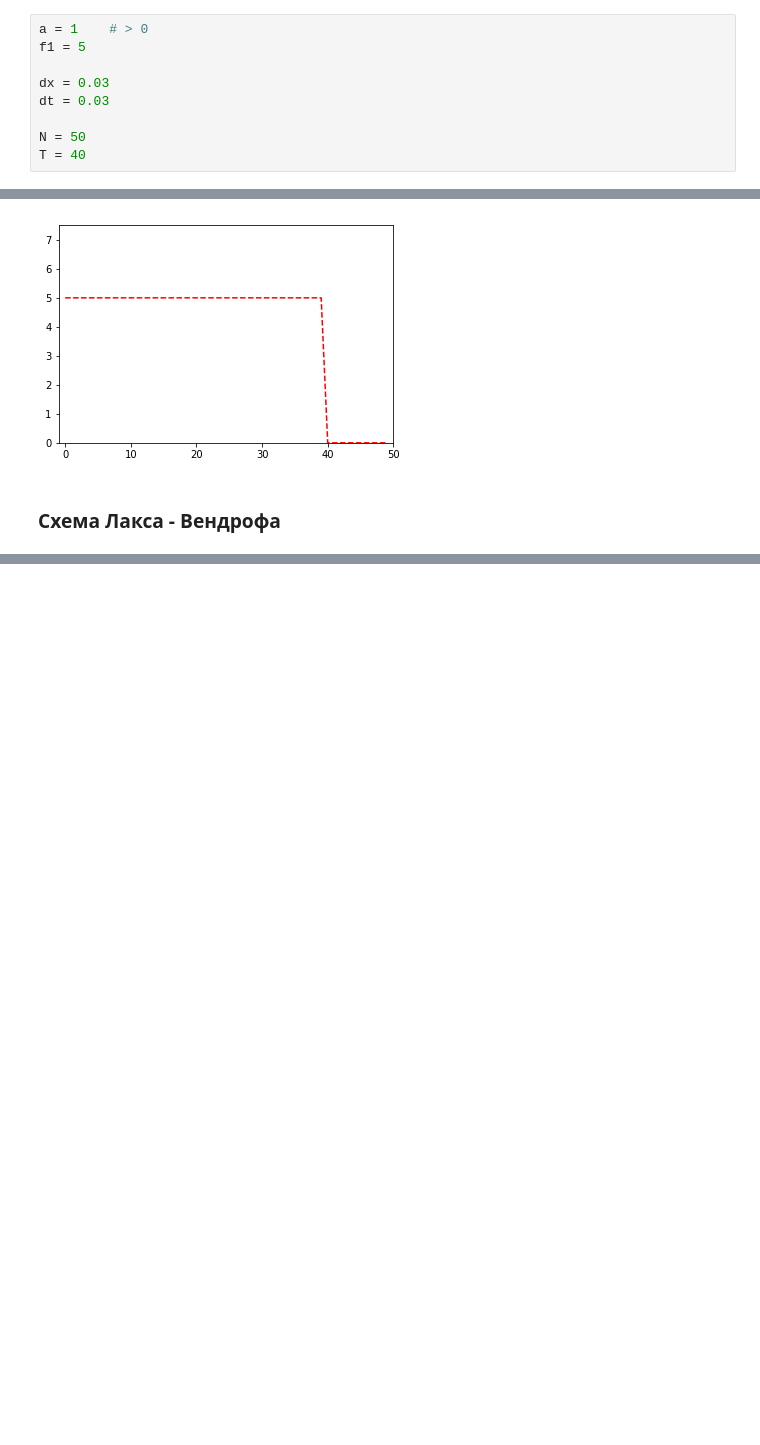
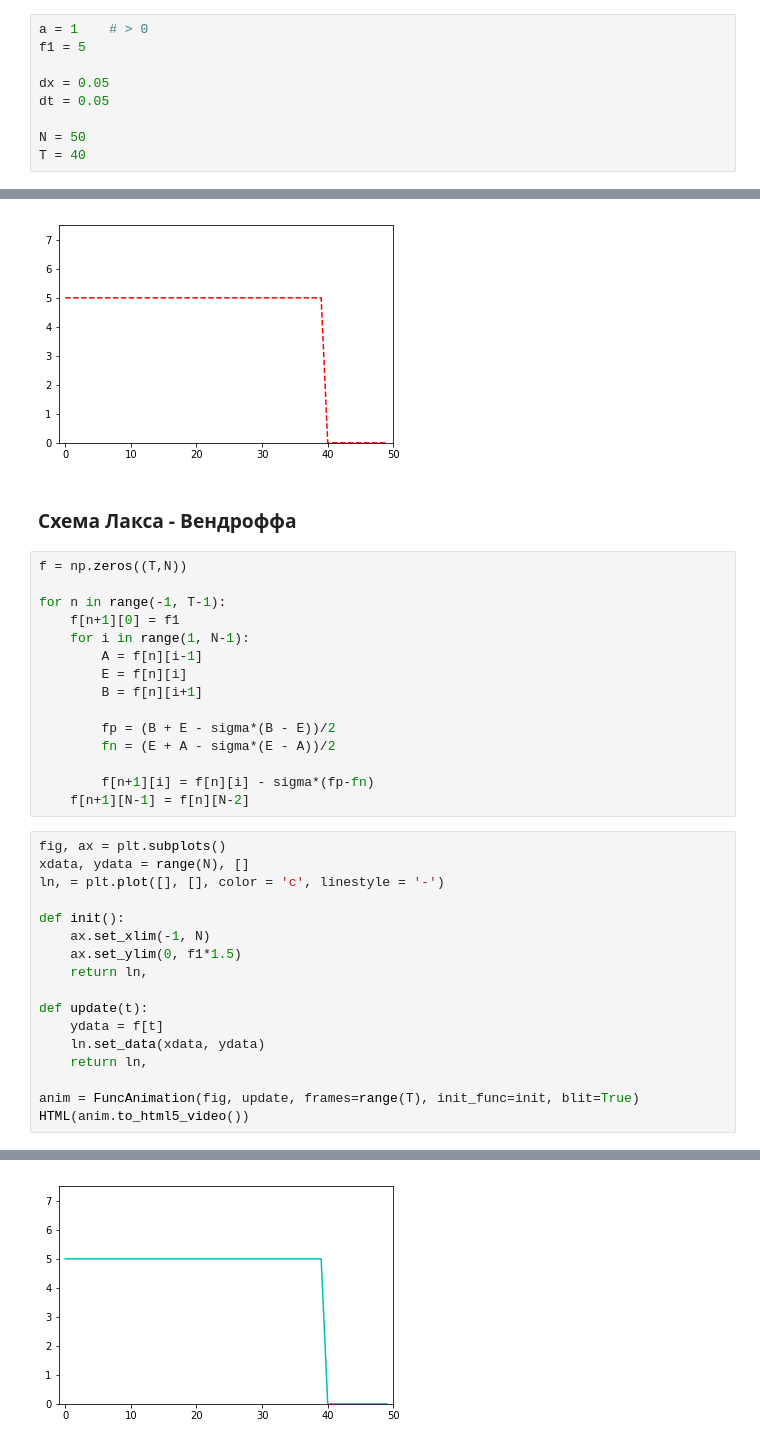
Before and after one commit to dimared/vmetf, a Jupyter notebook: Dmitrij.ipynb, the cells around one changed output, grey strips where cells are left out. Drawn from its saved outputs; the diff is of its cells as text; blank space fills up the shorter version.

Commit message:
схема Лакса-Вендроффа

```diff
--- a/Dmitrij.ipynb
+++ b/Dmitrij.ipynb
@@ -18,8 +15,8 @@ $$
 a = 1    # > 0
 f1 = 5
 
-dx = 0.03
-dt = 0.03
+dx = 0.05
+dt = 0.05
 
 N = 50
 T = 40
@@ -61,4 +58,37 @@ HTML(anim.to_html5_video())
 [interactive output not drawn]
 [figure]
 # %% [markdown]
-### Схема Лакса - Вендрофа
+### Схема Лакса - Вендроффа
+# %%
+f = np.zeros((T,N))
+
+for n in range(-1, T-1):
+    f[n+1][0] = f1
+    for i in range(1, N-1):
+        A = f[n][i-1]
+        E = f[n][i]
+        B = f[n][i+1]
+
+        fp = (B + E - sigma*(B - E))/2
+        fn = (E + A - sigma*(E - A))/2
+
+        f[n+1][i] = f[n][i] - sigma*(fp-fn)
+    f[n+1][N-1] = f[n][N-2]
+# %%
+fig, ax = plt.subplots()
+xdata, ydata = range(N), []
+ln, = plt.plot([], [], color = 'c', linestyle = '-')
+
+def init():
+    ax.set_xlim(-1, N)
+    ax.set_ylim(0, f1*1.5)
+    return ln,
+
+def update(t):
+    ydata = f[t]
+    ln.set_data(xdata, ydata)
+    return ln,
+
+anim = FuncAnimation(fig, update, frames=range(T), init_func=init, blit=True)
+HTML(anim.to_html5_video())
+# %% [output]
@@ -64,0 +96 @@ HTML(anim.to_html5_video())
+[figure, added]
```
Also changed, not shown: parts of 2 cells of this notebook.
